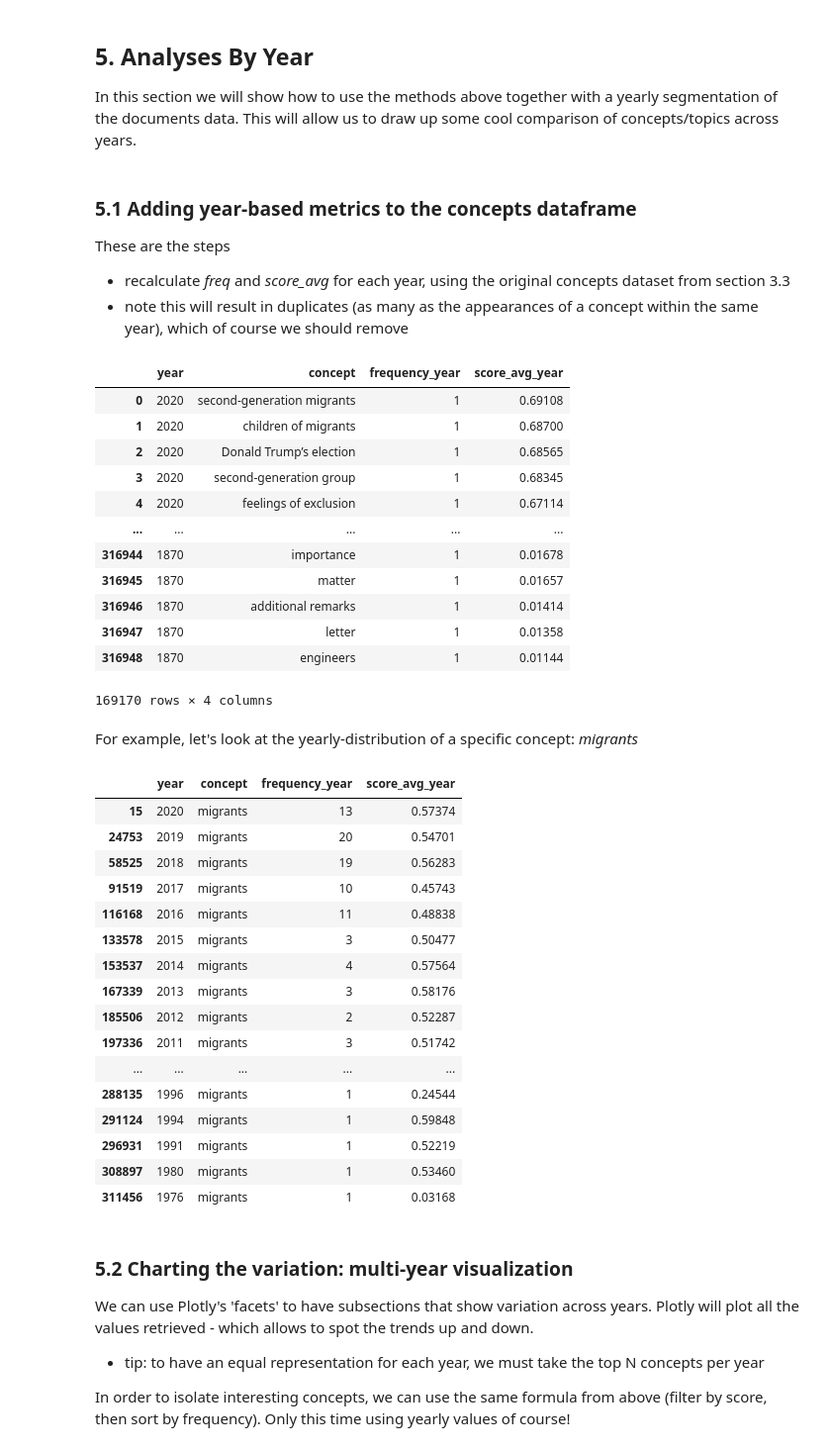
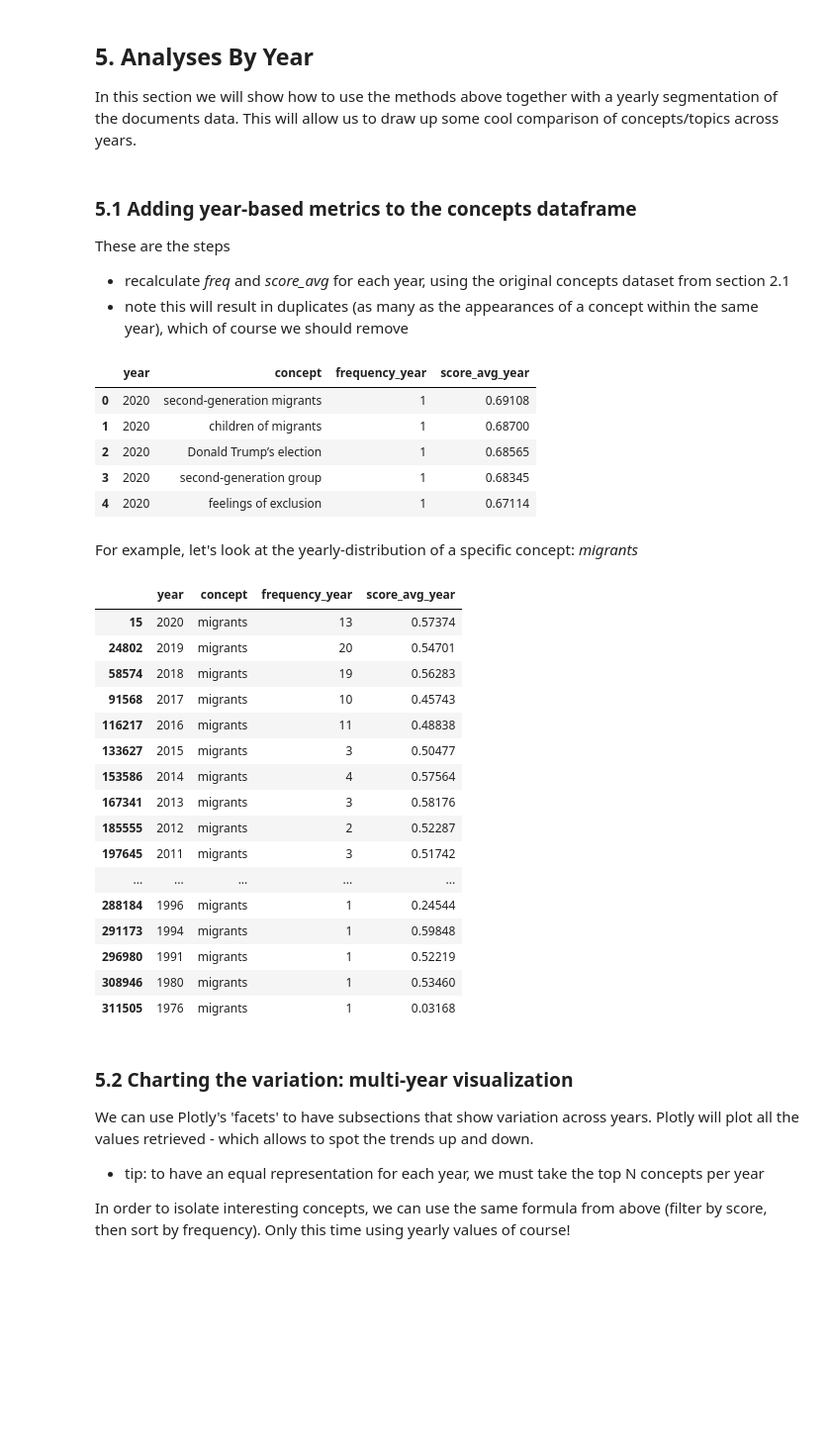
Before and after one commit to digital-science/dimensions-api-lab, a Jupyter notebook: cookbooks/1-getting-started/7-Working-with-concepts.ipynb, the cells around one changed output. Shown at 99% size. Cells and saved outputs as stored; diff of their text form; code cells hidden in the pictures; blank space fills up the shorter version.

```diff
--- a/cookbooks/1-getting-started/7-Working-with-concepts.ipynb
+++ b/cookbooks/1-getting-started/7-Working-with-concepts.ipynb
@@ -360,28 +362,22 @@ In this section we will show how to use the methods above together with a yearly
 
 These are the steps
 
-* recalculate *freq* and *score_avg* for each year, using the original concepts dataset from section 3.3
+* recalculate *freq* and *score_avg* for each year, using the original concepts dataset from section 2.1
 * note this will result in duplicates (as many as the appearances of a concept within the same year), which of course we should remove
 # %%
 concepts['frequency_year'] = concepts.groupby(['year', 'concept'])['concept'].transform('count')
 concepts['score_avg_year'] = concepts.groupby(['year', 'concept'])['score'].transform('mean').round(5)
 
-concepts_by_year = concepts.drop_duplicates(subset=['concept', 'year'])[['year', 'concept', 'frequency_year', 'score_avg_year']]
-concepts_by_year
+concepts_by_year = concepts.drop_duplicates(subset=['concept', 'year'])\
+                    [['year', 'concept', 'frequency_year', 'score_avg_year']]
+concepts_by_year.head()
 # %% [output]
 |  | year | concept | frequency_year | score_avg_year |
 | 0 | 2020 | second-generation migrants | 1 | 0.69108 |
 | 1 | 2020 | children of migrants | 1 | 0.68700 |
 | 2 | 2020 | Donald Trump’s election | 1 | 0.68565 |
 | 3 | 2020 | second-generation group | 1 | 0.68345 |
 | 4 | 2020 | feelings of exclusion | 1 | 0.67114 |
-| ... | ... | ... | ... | ... |
-| 316944 | 1870 | importance | 1 | 0.01678 |
-| 316945 | 1870 | matter | 1 | 0.01657 |
-| 316946 | 1870 | additional remarks | 1 | 0.01414 |
-| 316947 | 1870 | letter | 1 | 0.01358 |
-| 316948 | 1870 | engineers | 1 | 0.01144 |
-169170 rows × 4 columns
 # %% [markdown]
 For example, let's look at the yearly-distribution of a specific concept: *migrants*
 # %%
@@ -389,21 +385,21 @@ concepts_by_year[concepts_by_year['concept'] == "migrants"]
 # %% [output]
 |  | year | concept | frequency_year | score_avg_year |
 | 15 | 2020 | migrants | 13 | 0.57374 |
-| 24753 | 2019 | migrants | 20 | 0.54701 |
-| 58525 | 2018 | migrants | 19 | 0.56283 |
-| 91519 | 2017 | migrants | 10 | 0.45743 |
-| 116168 | 2016 | migrants | 11 | 0.48838 |
-| 133578 | 2015 | migrants | 3 | 0.50477 |
-| 153537 | 2014 | migrants | 4 | 0.57564 |
-| 167339 | 2013 | migrants | 3 | 0.58176 |
-| 185506 | 2012 | migrants | 2 | 0.52287 |
-| 197336 | 2011 | migrants | 3 | 0.51742 |
+| 24802 | 2019 | migrants | 20 | 0.54701 |
+| 58574 | 2018 | migrants | 19 | 0.56283 |
+| 91568 | 2017 | migrants | 10 | 0.45743 |
+| 116217 | 2016 | migrants | 11 | 0.48838 |
+| 133627 | 2015 | migrants | 3 | 0.50477 |
+| 153586 | 2014 | migrants | 4 | 0.57564 |
+| 167341 | 2013 | migrants | 3 | 0.58176 |
+| 185555 | 2012 | migrants | 2 | 0.52287 |
+| 197645 | 2011 | migrants | 3 | 0.51742 |
 | ... | ... | ... | ... | ... |
-| 288135 | 1996 | migrants | 1 | 0.24544 |
-| 291124 | 1994 | migrants | 1 | 0.59848 |
-| 296931 | 1991 | migrants | 1 | 0.52219 |
-| 308897 | 1980 | migrants | 1 | 0.53460 |
-| 311456 | 1976 | migrants | 1 | 0.03168 |
+| 288184 | 1996 | migrants | 1 | 0.24544 |
+| 291173 | 1994 | migrants | 1 | 0.59848 |
+| 296980 | 1991 | migrants | 1 | 0.52219 |
+| 308946 | 1980 | migrants | 1 | 0.53460 |
+| 311505 | 1976 | migrants | 1 | 0.03168 |
 # %% [markdown]
 ### 5.2 Charting the variation: multi-year visualization
 
```
Also changed, not shown: parts of 23 cells of this notebook, 45 other files.
